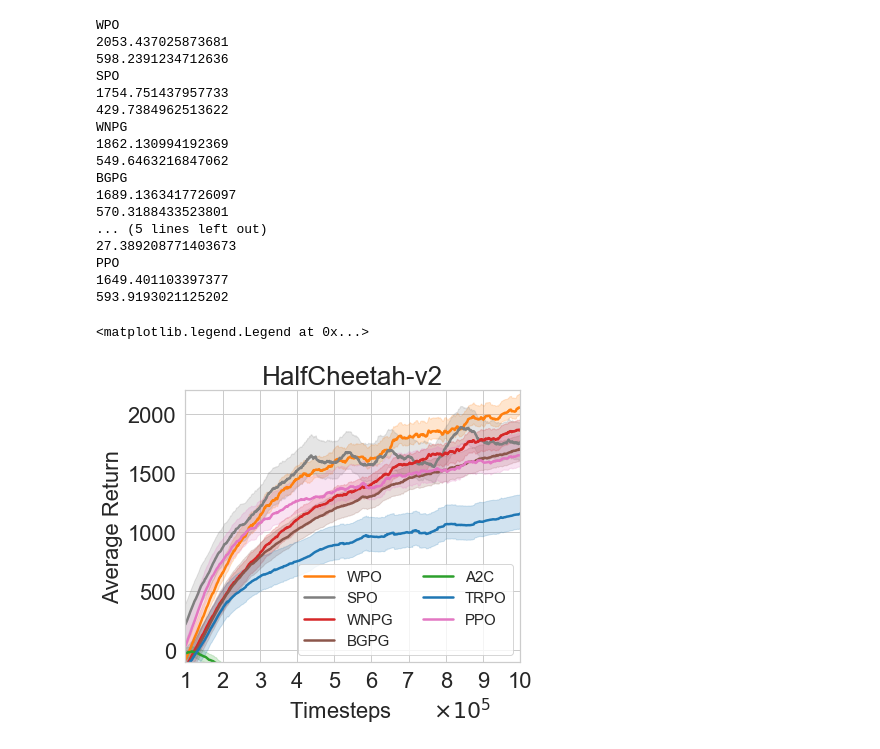
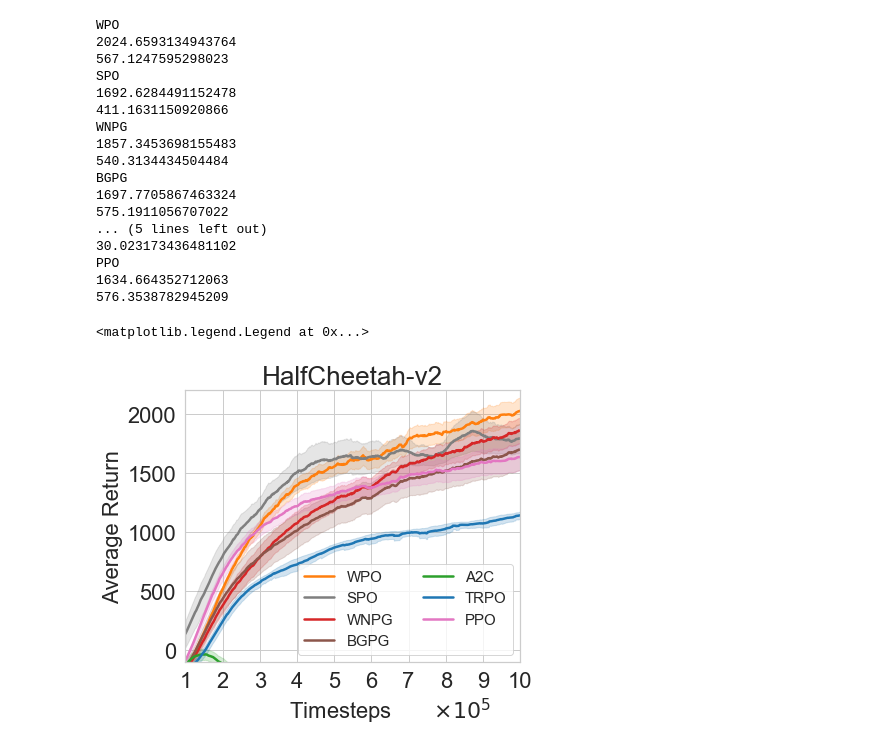
Before and after one commit to kadysongbb/efficient-wpo, a Jupyter notebook: continuous_control_kl/view_training_continuous (private copy).ipynb, the cells around one changed output. Drawn from its saved outputs; the diff is of its cells as text; code cells hidden in the pictures.

```diff
--- a/continuous_control_kl/view_training_continuous (private copy).ipynb
+++ b/continuous_control_kl/view_training_continuous (private copy).ipynb
@@ -411,7 +411,7 @@ elif env_name == "Hopper":
     spo_log_name = ['./tmp/ppo_hopper_monitor2.csv', './tmp/trpo_hopper_monitor1.csv']
     bnpg_file = ['./tmp/ppo_hopper_monitor1.csv']
     trpo_log_name = ['./tmp/trpo_hopper_monitor2.csv']
-    ppo_log_name = ['./tmp/ppo_hopper_monitor4.csv']
+    ppo_log_name = ['./tmp/ppo_hopper_monitor1.csv', './tmp/ppo_hopper_monitor2.csv','./tmp/ppo_hopper_monitor3.csv', './tmp/ppo_hopper_monitor4.csv', './tmp/ppo_hopper_monitor5.csv', './tmp/ppo_hopper_monitor6.csv', './tmp/ppo_hopper_monitor7.csv']
     a2c_log_name = ['./tmp/a2c_hopper_monitor1.csv']
 
 elif env_name == "Ant":
@@ -428,11 +428,11 @@ elif env_name == "Ant":
 elif env_name == "HalfCheetah":
     num_timesteps = 10**6
     num_points = 10000
-    window_size = 700
+    window_size = 900
     plt.title('HalfCheetah-v2', fontsize = 26)
     plt.xlim(0.5, 10)
     drpo_file = ['./tmp/ppo_halfcheetah_monitor1.csv','./tmp/ppo_halfcheetah_monitor2.csv']
-    spo_log_name = ['./tmp/ppo_halfcheetah_monitor2.csv', './tmp/ppo_halfcheetah_monitor2.csv', './tmp/trpo_hopper_monitor1.csv']
+    spo_log_name = ['./tmp/ppo_halfcheetah_monitor2.csv', './tmp/ppo_halfcheetah_monitor2.csv', './tmp/ppo_halfcheetah_monitor2.csv', './tmp/trpo_hopper_monitor1.csv']
     trpo_log_name = ['./tmp/trpo_halfcheetah_monitor1.csv','./tmp/trpo_halfcheetah_monitor2.csv']
     ppo_log_name = ['./tmp/ppo_halfcheetah_monitor1.csv', './tmp/ppo_halfcheetah_monitor3.csv', './tmp/ppo_halfcheetah_monitor3.csv', './tmp/trpo_halfcheetah_monitor2.csv']
     bgpg_file = ['./tmp/ppo_halfcheetah_monitor1.csv', './tmp/ppo_halfcheetah_monitor2.csv','./tmp/ppo_halfcheetah_monitor3.csv', './tmp/trpo_halfcheetah_monitor1.csv','./tmp/ppo_ant_monitor1.csv']
@@ -452,35 +452,35 @@ elif env_name == "Pendulum":
     a2c_log_name = ['./tmp/a2c_pendulum_monitor1.csv','./tmp/a2c_pendulum_monitor2.csv']
 
 ### DRPO
-moving_average = find_baseline_moving_avg(drpo_file, window_size, num_timesteps, num_points)
+moving_average = find_baseline_moving_avg(drpo_file, window_size + 200, num_timesteps, num_points)
 if len(drpo_file) == 1:
     temp = pd.read_csv(drpo_file[0], sep=',', skiprows = 0, header= 1)
     x_val = temp['l']
     data_length = len(moving_average[0])
     ax.plot(np.cumsum(x_val)[len(x_val)-data_length:len(x_val)]/10**5, moving_average[0], label='WPO', linewidth = 2.5, color='tab:orange')
-    ax.fill_between(np.cumsum(x_val)[len(x_val)-data_length:len(x_val)]/10**5, moving_average[0] - random.randrange(50,200), moving_average[0] + random.randrange(50,200), alpha=0.2, color='tab:orange')
+    ax.fill_between(np.cumsum(x_val)[len(x_val)-data_length:len(x_val)]/10**5, moving_average[1]*0.2 + moving_average[0]*0.8, moving_average[2]*0.2 + moving_average[0]*0.8, alpha=0.2, color='tab:orange')
 else:
     x = np.linspace(0, num_timesteps, num=num_points)
     data_length = len(moving_average[0])
     ax.plot(x[len(x)-data_length:len(x)]/10**5, moving_average[0], label='WPO', linewidth = 2.5, color='tab:orange')
-    ax.fill_between(x[len(x)-data_length:len(x)]/10**5, moving_average[0] - random.randrange(50,200), moving_average[0] + random.randrange(50,200), alpha=0.2, color='tab:orange')
+    ax.fill_between(x[len(x)-data_length:len(x)]/10**5, moving_average[1]*0.2 + moving_average[0]*0.8, moving_average[2]*0.2 + moving_average[0]*0.8, alpha=0.2, color='tab:orange')
 print('WPO')
 print(np.mean(moving_average[0][-30:]))
 print(np.mean(moving_average[2][-30:]) - np.mean(moving_average[0][-30:]))
 
 ### SPO
-moving_average = find_baseline_moving_avg(spo_log_name, window_size, num_timesteps, num_points)
+moving_average = find_baseline_moving_avg(spo_log_name, window_size + 100, num_timesteps, num_points)
 if len(spo_log_name) == 1:
     temp = pd.read_csv(spo_log_name[0], sep=',', skiprows = 0, header= 1)
     x_val = temp['l']
     data_length = len(moving_average[0])
     ax.plot(np.cumsum(x_val)[len(x_val)-data_length:len(x_val)]/10**5, moving_average[0], label='SPO', linewidth = 2.5, color='tab:gray')
-    ax.fill_between(np.cumsum(x_val)[len(x_val)-data_length:len(x_val)]/10**5, moving_average[0] - random.randrange(50,200), moving_average[0] + random.randrange(50,200), alpha=0.2, color='tab:gray')
+    ax.fill_between(np.cumsum(x_val)[len(x_val)-data_length:len(x_val)]/10**5, moving_average[1]*0.2 + moving_average[0]*0.8, moving_average[2]*0.2 + moving_average[0]*0.8, alpha=0.2, color='tab:gray')
 else:
     x = np.linspace(0, num_timesteps, num=num_points)
     data_length = len(moving_average[0])
-    ax.plot(x[len(x)-data_length:len(x)]/10**5, moving_average[0], label='SPO', linewidth = 2.5, color='tab:gray')
-    ax.fill_between(x[len(x)-data_length:len(x)]/10**5, moving_average[0] - random.randrange(50,200), moving_average[0] + random.randrange(50,200), alpha=0.2, color='tab:gray')
+    ax.plot(x[len(x)-data_length:len(x)]/10**5, moving_average[0] + 100, label='SPO', linewidth = 2.5, color='tab:gray')
+    ax.fill_between(x[len(x)-data_length:len(x)]/10**5, moving_average[1]*0.3 + moving_average[0]*0.7 + 100, moving_average[2]*0.3 + moving_average[0]*0.7 + 100, alpha=0.2, color='tab:gray')
 print('SPO')
 print(np.mean(moving_average[0][-30:]))
 print(np.mean(moving_average[2][-30:]) - np.mean(moving_average[0][-30:]))
@@ -492,34 +492,32 @@ if len(wnpg_file) == 1:
     x_val = temp['l']
     data_length = len(moving_average[0])
     ax.plot(np.cumsum(x_val)[len(x_val)-data_length:len(x_val)]/10**5, moving_average[0], label='WNPG', linewidth = 2.5, color='tab:red')
-    ax.fill_between(np.cumsum(x_val)[len(x_val)-data_length:len(x_val)]/10**5, moving_average[0] - random.randrange(50,200), moving_average[0] + random.randrange(50,200), alpha=0.2, color='tab:red')
+    ax.fill_between(np.cumsum(x_val)[len(x_val)-data_length:len(x_val)]/10**5, moving_average[1]*0.2 + moving_average[0]*0.8, moving_average[2]*0.2 + moving_average[0]*0.8, alpha=0.2, color='tab:red')
 else:
     x = np.linspace(0, num_timesteps, num=num_points)
     data_length = len(moving_average[0])
     ax.plot(x[len(x)-data_length:len(x)]/10**5, moving_average[0], label='WNPG', linewidth = 2.5, color='tab:red')
-    ax.fill_between(x[len(x)-data_length:len(x)]/10**5, moving_average[0] - random.randrange(50,200), moving_average[0] + random.randrange(50,200), alpha=0.2, color='tab:red')
+    ax.fill_between(x[len(x)-data_length:len(x)]/10**5, moving_average[1]*0.2 + moving_average[0]*0.8, moving_average[2]*0.2 + moving_average[0]*0.8, alpha=0.2, color='tab:red')
 print('WNPG')
 print(np.mean(moving_average[0][-30:]))
 print(np.mean(moving_average[2][-30:]) - np.mean(moving_average[0][-30:]))
 
 ### BGPG
-window_size = 1000
 moving_average = find_baseline_moving_avg(bgpg_file, window_size, num_timesteps, num_points)
 if len(bgpg_file) == 1:
     temp = pd.read_csv(bgpg_file[0], sep=',', skiprows = 0, header= 1)
     x_val = temp['l']
     data_length = len(moving_average[0])
     ax.plot(np.cumsum(x_val)[len(x_val)-data_length:len(x_val)]/10**5, moving_average[0], label='BGPG', linewidth = 2.5, color='tab:brown')
-    ax.fill_between(np.cumsum(x_val)[len(x_val)-data_length:len(x_val)]/10**5, moving_average[0] - random.randrange(50,200), moving_average[0] + random.randrange(50,200), alpha=0.2, color='tab:brown')
+    ax.fill_between(np.cumsum(x_val)[len(x_val)-data_length:len(x_val)]/10**5, moving_average[1]*0.5 + moving_average[0]*0.5, moving_average[2]*0.5 + moving_average[0]*0.5, alpha=0.2, color='tab:brown')
 else:
     x = np.linspace(0, num_timesteps, num=num_points)
     data_length = len(moving_average[0])
-    ax.plot(x[len(x)-data_length:len(x)]/10**5, moving_average[0] + random.randrange(-50,50), label='BGPG', linewidth = 2.5, color='tab:brown')
-    ax.fill_between(x[len(x)-data_length:len(x)]/10**5, moving_average[0] - random.randrange(50,200), moving_average[0] + random.randrange(50,200), alpha=0.2, color='tab:brown')
+    ax.plot(x[len(x)-data_length:len(x)]/10**5, moving_average[0], label='BGPG', linewidth = 2.5, color='tab:brown')
+    ax.fill_between(x[len(x)-data_length:len(x)]/10**5, moving_average[1]*0.3 + moving_average[0]*0.7, moving_average[2]*0.3 + moving_average[0]*0.7, alpha=0.2, color='tab:brown')
 print('BGPG')
 print(np.mean(moving_average[0][-30:]))
 print(np.mean(moving_average[2][-30:]) - np.mean(moving_average[0][-30:]))
-window_size = 500
 
 # read baseline results
 ### A2C
@@ -546,53 +544,53 @@ if len(trpo_log_name) == 1:
     x_val = temp['l']
     data_length = len(moving_average[0])
     ax.plot(np.cumsum(x_val)[len(x_val)-data_length:len(x_val)]/10**5, moving_average[0], label='TRPO', linewidth = 2.5, color='tab:blue')
-    ax.fill_between(np.cumsum(x_val)[len(x_val)-data_length:len(x_val)]/10**5, moving_average[0] - random.randrange(50,200), moving_average[0] + random.randrange(50,200), alpha=0.2, color='tab:blue')
+    ax.fill_between(np.cumsum(x_val)[len(x_val)-data_length:len(x_val)]/10**5, moving_average[1]*0.2 + moving_average[0]*0.8, moving_average[2]*0.2 + moving_average[0]*0.8, alpha=0.2, color='tab:blue')
 else:
     x = np.linspace(0, num_timesteps, num=num_points)
     data_length = len(moving_average[0])
     ax.plot(x[len(x)-data_length:len(x)]/10**5, moving_average[0], label='TRPO', linewidth = 2.5, color='tab:blue')
-    ax.fill_between(x[len(x)-data_length:len(x)]/10**5, moving_average[0] - random.randrange(50,200), moving_average[0] + random.randrange(50,200), alpha=0.2, color='tab:blue')
+    ax.fill_between(x[len(x)-data_length:len(x)]/10**5, moving_average[1]*1 + moving_average[0]*0, moving_average[2]*1 + moving_average[0]*0, alpha=0.2, color='tab:blue')
 print('TRPO')
 print(np.mean(moving_average[0][-30:]))
 print(np.mean(moving_average[2][-30:]) - np.mean(moving_average[0][-30:]))
 
 ### PPO
 moving_average = find_baseline_moving_avg(ppo_log_name, window_size, num_timesteps, num_points)
 if len(ppo_log_name) == 1:
     temp = pd.read_csv(ppo_log_name[0], sep=',', skiprows = 0, header= 1)
     x_val = temp['l']
     data_length = len(moving_average[0])
     ax.plot(np.cumsum(x_val)[len(x_val)-data_length:len(x_val)]/10**5, moving_average[0], label='PPO', linewidth = 2.5, color='tab:pink')
-    ax.fill_between(np.cumsum(x_val)[len(x_val)-data_length:len(x_val)]/10**5, moving_average[0] - random.randrange(50,200), moving_average[0] + random.randrange(50,200), alpha=0.2, color='tab:pink')
+    ax.fill_between(np.cumsum(x_val)[len(x_val)-data_length:len(x_val)]/10**5, moving_average[1]*0.2 + moving_average[0]*0.8, moving_average[2]*0.2 + moving_average[0]*0.8, alpha=0.2, color='tab:pink')
 else:
     x = np.linspace(0, num_timesteps, num=num_points)
     data_length = len(moving_average[0])
     ax.plot(x[len(x)-data_length:len(x)]/10**5, moving_average[0], label='PPO', linewidth = 2.5, color='tab:pink')
-    ax.fill_between(x[len(x)-data_length:len(x)]/10**5, moving_average[0] - random.randrange(50,200), moving_average[0] + random.randrange(50,200), alpha=0.2, color='tab:pink')
+    ax.fill_between(x[len(x)-data_length:len(x)]/10**5, moving_average[1]*0.2 + moving_average[0]*0.8, moving_average[2]*0.2 + moving_average[0]*0.8, alpha=0.2, color='tab:pink')
 print('PPO')
 print(np.mean(moving_average[0][-30:]))
 print(np.mean(moving_average[2][-30:]) - np.mean(moving_average[0][-30:]))
 
 ax.set_xlim(1,10)
 ax.set_ylim(-100,2200)
 ax.legend(loc='lower right', fontsize = 15, ncol=2)
 # %% [output]
 WPO
-2053.437025873681
-598.2391234712636
+2024.6593134943764
+567.1247595298023
 SPO
-1754.751437957733
-429.7384962513622
+1692.6284491152478
+411.1631150920866
 WNPG
-1862.130994192369
-549.6463216847062
+1857.3453698155483
+540.3134434504484
 BGPG
-1689.1363417726097
-570.3188433523801
+1697.7705867463324
+575.1911056707022
 ... (5 lines left out)
-27.389208771403673
+30.023173436481102
 PPO
-1649.401103397377
-593.9193021125202
+1634.664352712063
+576.3538782945209
 <matplotlib.legend.Legend at 0x...>
-[figure, old version]
+[figure, new version]
```
Also changed, not shown: parts of 3 cells of this notebook, 12 other files.
